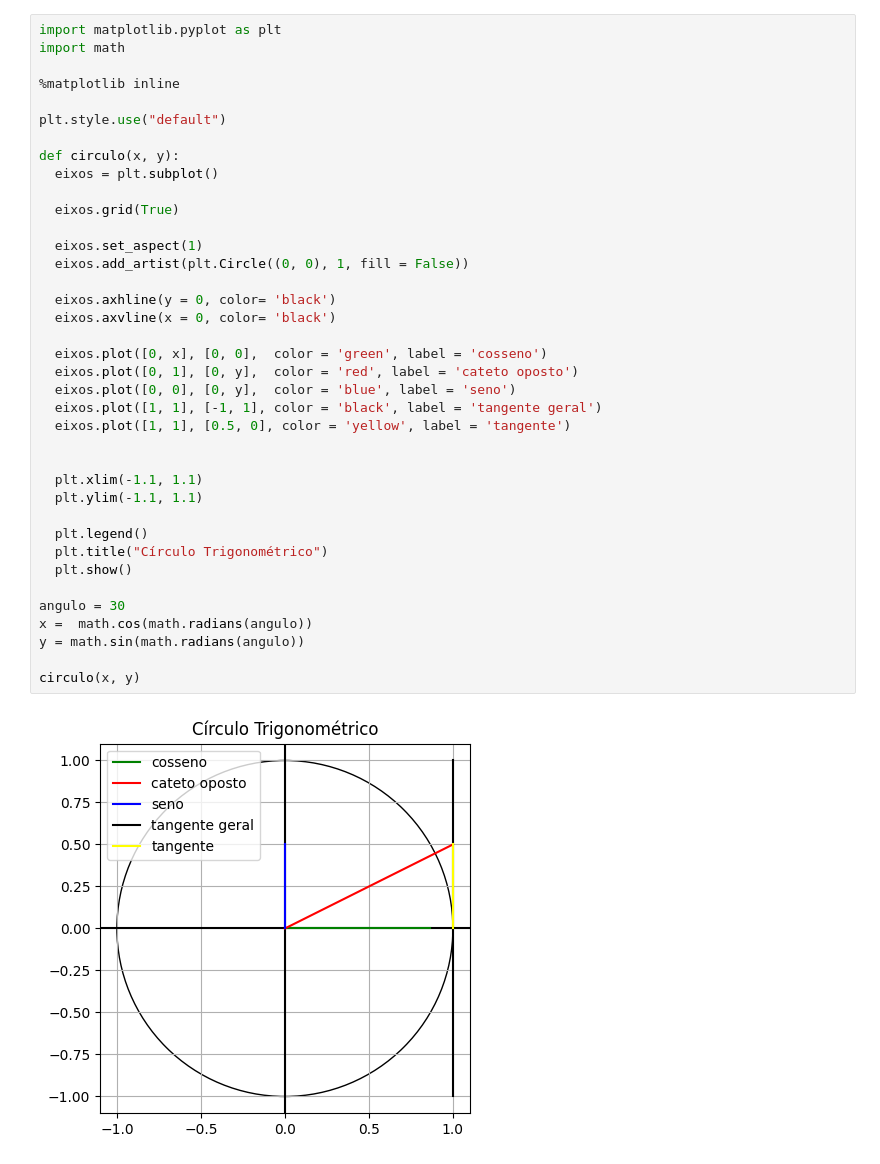
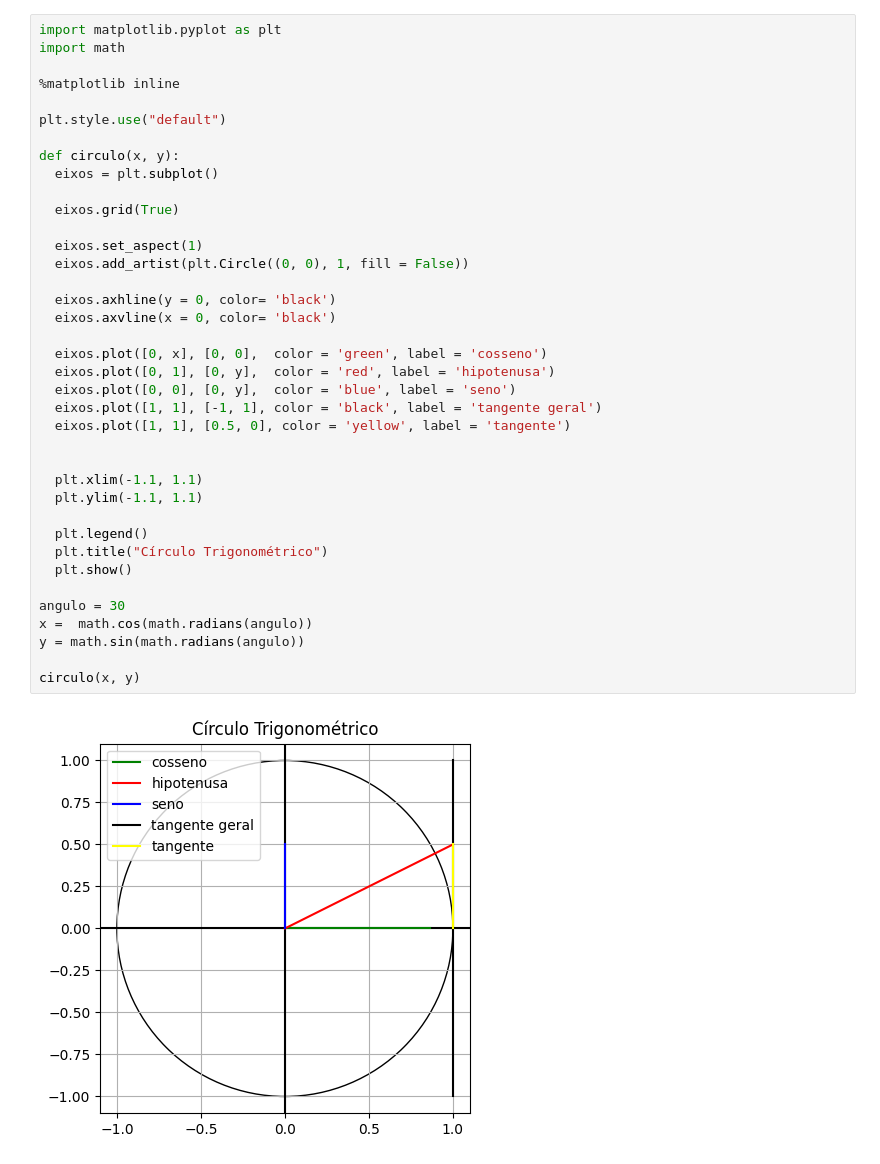
Before and after one commit to isabella1709/Trigonometry-Circle, a Jupyter notebook: Cópia_de_Untitled0.ipynb, the cells around one changed output. Saved outputs shown, nothing was run; the diff lists cells and outputs as text.

```diff
--- a/Cópia_de_Untitled0.ipynb
+++ b/Cópia_de_Untitled0.ipynb
@@ -11,32 +11,32 @@ plt.style.use("default")
 def circulo(x, y):
   eixos = plt.subplot()
 
   eixos.grid(True)
 
   eixos.set_aspect(1)
   eixos.add_artist(plt.Circle((0, 0), 1, fill = False))
 
   eixos.axhline(y = 0, color= 'black')
   eixos.axvline(x = 0, color= 'black')
 
   eixos.plot([0, x], [0, 0],  color = 'green', label = 'cosseno')
-  eixos.plot([0, 1], [0, y],  color = 'red', label = 'cateto oposto')
+  eixos.plot([0, 1], [0, y],  color = 'red', label = 'hipotenusa')
   eixos.plot([0, 0], [0, y],  color = 'blue', label = 'seno')
   eixos.plot([1, 1], [-1, 1], color = 'black', label = 'tangente geral')
   eixos.plot([1, 1], [0.5, 0], color = 'yellow', label = 'tangente')
 
 
   plt.xlim(-1.1, 1.1)
   plt.ylim(-1.1, 1.1)
 
   plt.legend()
   plt.title("Círculo Trigonométrico")
   plt.show()
 
 angulo = 30
 x =  math.cos(math.radians(angulo))
 y = math.sin(math.radians(angulo))
 
 circulo(x, y)
 # %% [output]
-[figure, old version]
+[figure, new version]
```
